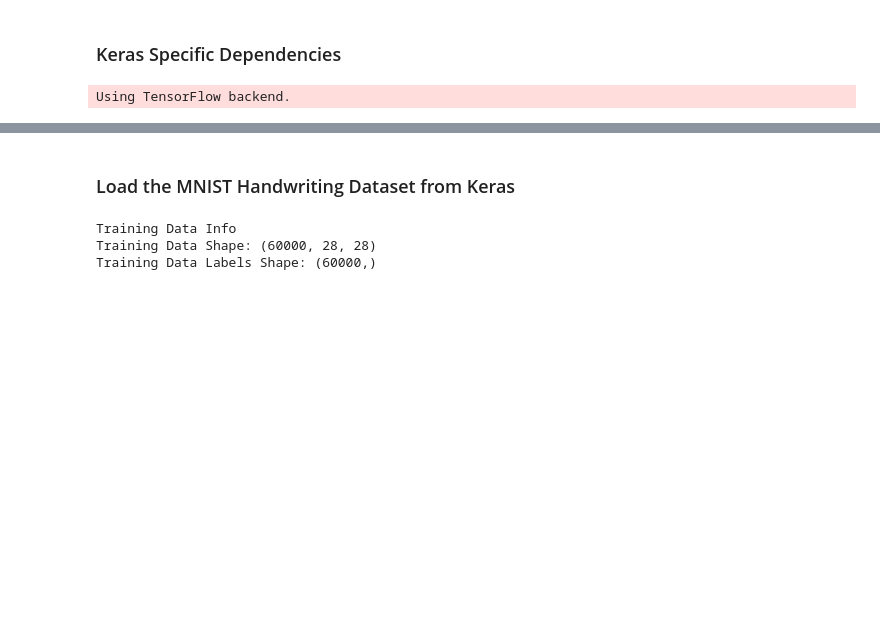
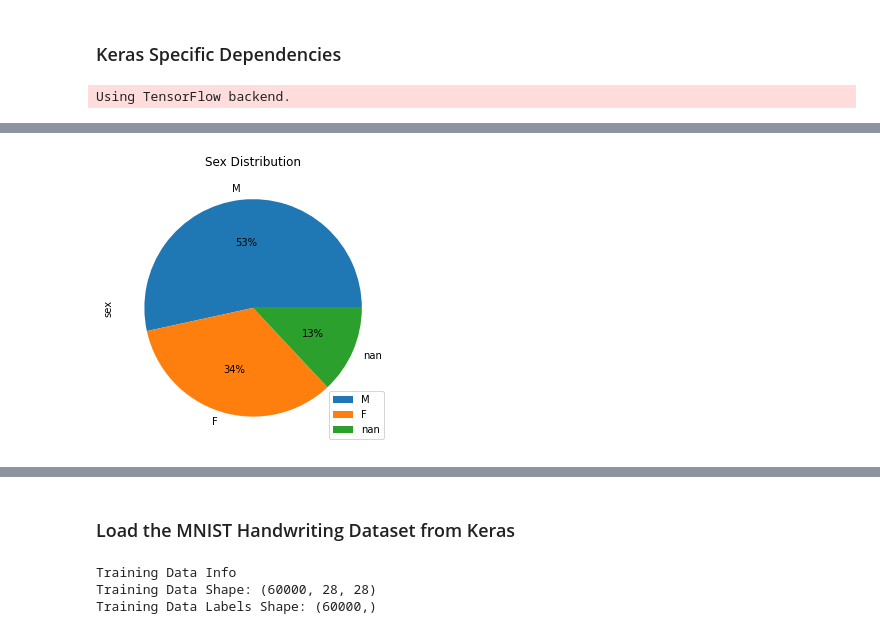
Before and after one commit to MPdeM/imaging_diagnosis, a Jupyter notebook: BuildModel.ipynb, the cells around one changed output, grey strips where cells are left out. Drawn from its saved outputs; the diff is of its cells as text; code cells hidden in the pictures; blank space fills up the shorter version.

```diff
--- a/BuildModel.ipynb
+++ b/BuildModel.ipynb
@@ -62,0 +84,10 @@ FileNotFoundError: ignored
+# %%
+
+# Sex distribution (nan if unknown)
+ax = df['sex'].value_counts(dropna=False).plot.pie(y='sex',
+                                                    legend = True,
+                                                    autopct='%2.0f%%',
+                                                    figsize = (5,5),
+                                                    title = 'Sex Distribution')
+# %% [output]
+[figure, added]
```
Also changed, not shown: parts of 5 cells of this notebook.
